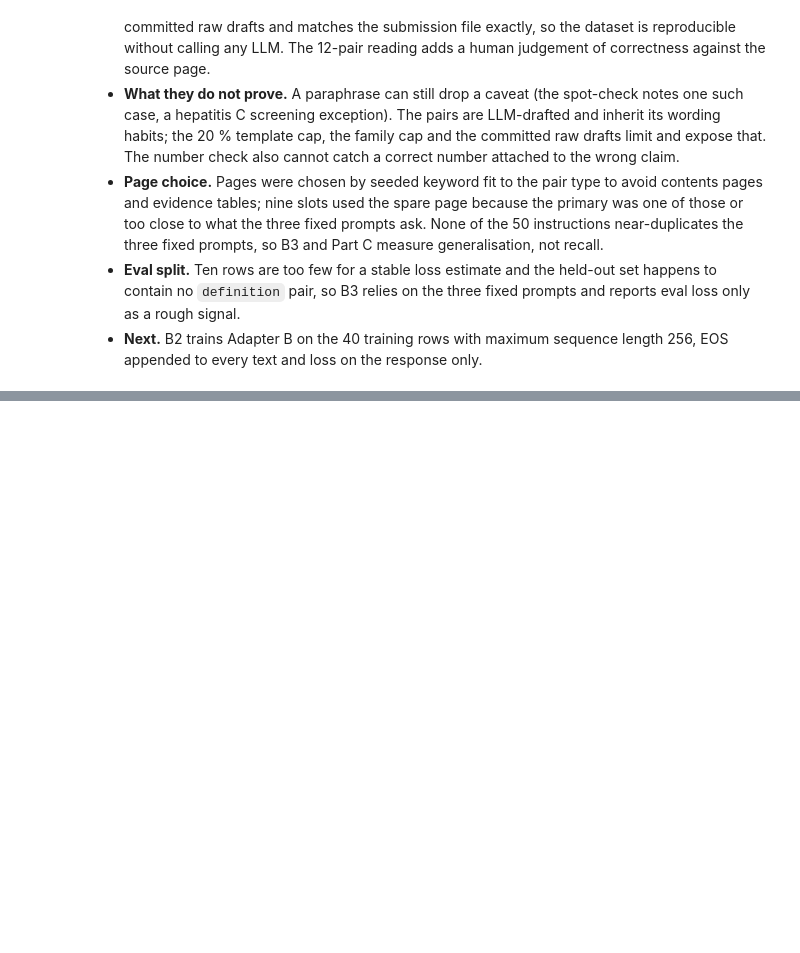
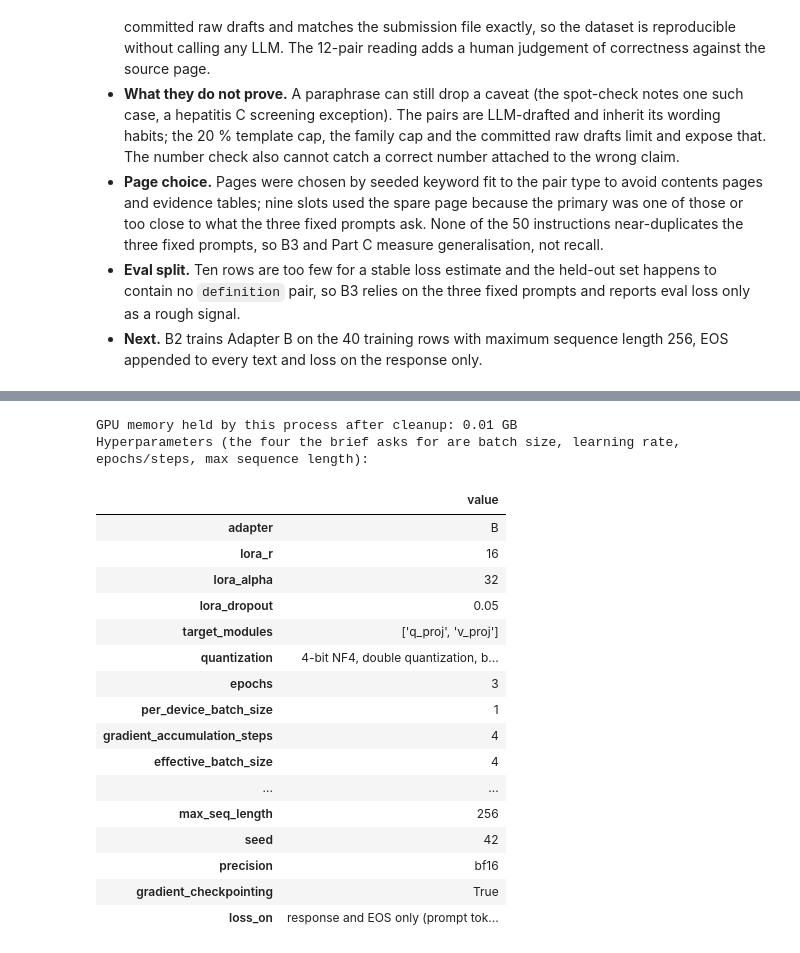
Before and after one commit to bheemreddy1729/fine-tuning-Mistral-7B, a Jupyter notebook: assignment_1b.ipynb, the cells around one changed output, grey strips where cells are left out. Drawn from its saved outputs; the diff is of its cells as text; code cells hidden in the pictures; blank space fills up the shorter version.

```diff
--- a/assignment_1b.ipynb
+++ b/assignment_1b.ipynb
@@ -998,0 +1015,41 @@ eval ids   : ['p05', 'p10', 'p12', 'p17', 'p20', 'p24', 'p26', 'p27', 'p30', 'p4
+# %%
+import gc, tempfile
+os.environ.setdefault("USE_TF", "0")                     # PyTorch-only job
+from peft import LoraConfig, get_peft_model, prepare_model_for_kbit_training
+from transformers import BitsAndBytesConfig, Trainer, TrainingArguments, set_seed
+import peft, bitsandbytes
+
+# free the bfloat16 baseline model from Part A so the 4-bit model gets a clean GPU
+for name in ("model",):
+    if name in globals(): del globals()[name]
+gc.collect(); torch.cuda.empty_cache()
+print(f"GPU memory held by this process after cleanup: {torch.cuda.memory_allocated() / 1e9:.2f} GB")
+
+HP = {"adapter": "B", "lora_r": 16, "lora_alpha": 32, "lora_dropout": 0.05, "target_modules": ["q_proj", "v_proj"],
+      "quantization": "4-bit NF4, double quantization, bfloat16 compute", "epochs": 3, "per_device_batch_size": 1,
+      "gradient_accumulation_steps": 4, "effective_batch_size": 4, "learning_rate": 2e-4, "lr_scheduler": "linear",
+      "warmup_ratio": 0.03, "optimizer": "paged_adamw_32bit", "weight_decay": 0.0, "max_grad_norm": 1.0, "max_seq_length": 256,
+      "seed": 42, "precision": "bf16", "gradient_checkpointing": True,
+      "loss_on": "response and EOS only (prompt tokens masked with -100)"}
+print("Hyperparameters (the four the brief asks for are batch size, learning rate, epochs/steps, max sequence length):")
+pd.DataFrame({"value": {k: str(v) for k, v in HP.items()}})
+# %% [output]
+GPU memory held by this process after cleanup: 0.01 GB
+Hyperparameters (the four the brief asks for are batch size, learning rate, epochs/steps, max sequence length):
+|  | value |
+| adapter | B |
+| lora_r | 16 |
+| lora_alpha | 32 |
+| lora_dropout | 0.05 |
+| target_modules | ['q_proj', 'v_proj'] |
+| quantization | 4-bit NF4, double quantization, b... |
+| epochs | 3 |
+| per_device_batch_size | 1 |
+| gradient_accumulation_steps | 4 |
+| effective_batch_size | 4 |
+| ... | ... |
+| max_seq_length | 256 |
+| seed | 42 |
+| precision | bf16 |
+| gradient_checkpointing | True |
+| loss_on | response and EOS only (prompt tok... |
```
Also changed, not shown: parts of 17 cells of this notebook, 6 other files.
